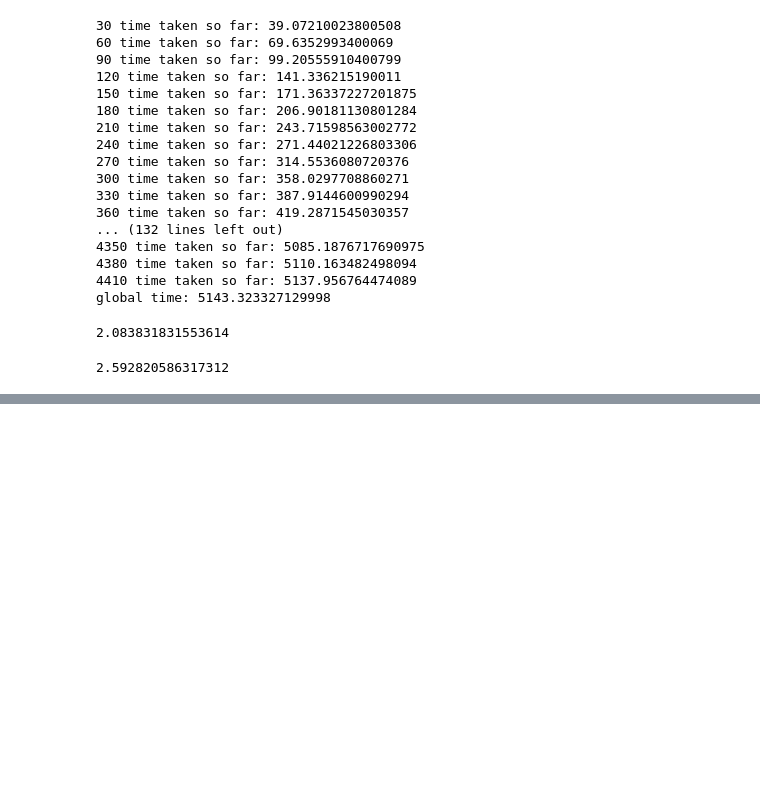
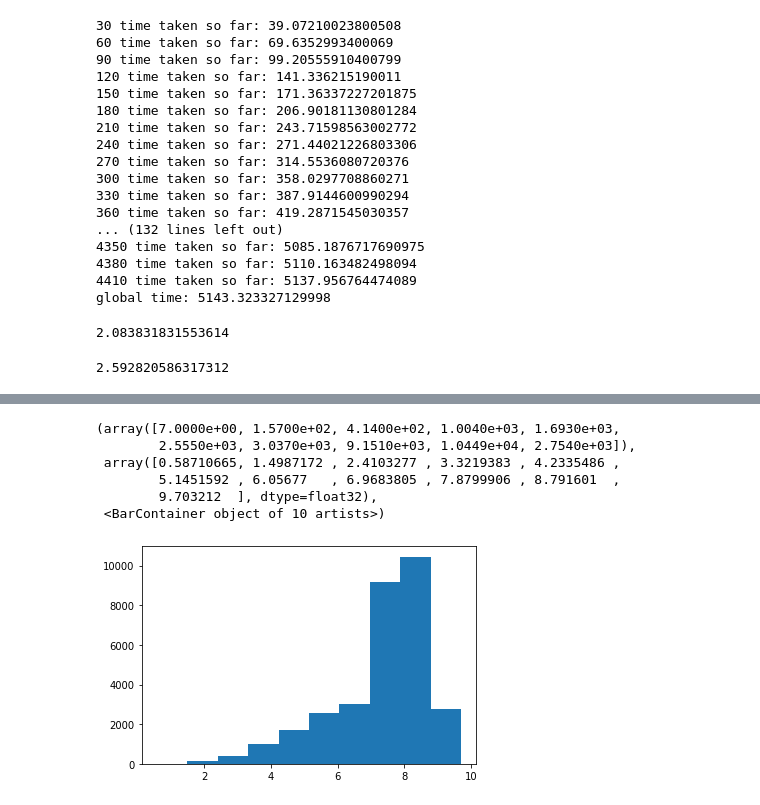
Before and after one commit to psaunderualberta/466_Group_Project, a Jupyter notebook: src/embeddings3.ipynb, the cells around one changed output, grey strips where cells are left out. Drawn from its saved outputs; the diff is of its cells as text; code cells hidden in the pictures; blank space fills up the shorter version.

```diff
--- a/src/embeddings3.ipynb
+++ b/src/embeddings3.ipynb
@@ -295,0 +306,10 @@ mean_squared_error(main_preds, actual, squared=False)
+# %%
+plt.hist(main_preds)
+# %% [output]
+(array([7.0000e+00, 1.5700e+02, 4.1400e+02, 1.0040e+03, 1.6930e+03,
+        2.5550e+03, 3.0370e+03, 9.1510e+03, 1.0449e+04, 2.7540e+03]),
+ array([0.58710665, 1.4987172 , 2.4103277 , 3.3219383 , 4.2335486 ,
+        5.1451592 , 6.05677   , 6.9683805 , 7.8799906 , 8.791601  ,
+        9.703212  ], dtype=float32),
+ <BarContainer object of 10 artists>)
+[figure, added]
```
Also changed, not shown: parts of 3 cells of this notebook.
